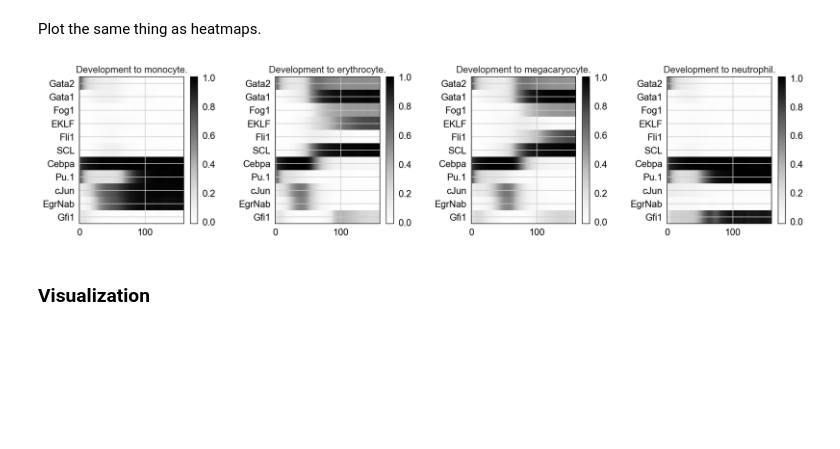
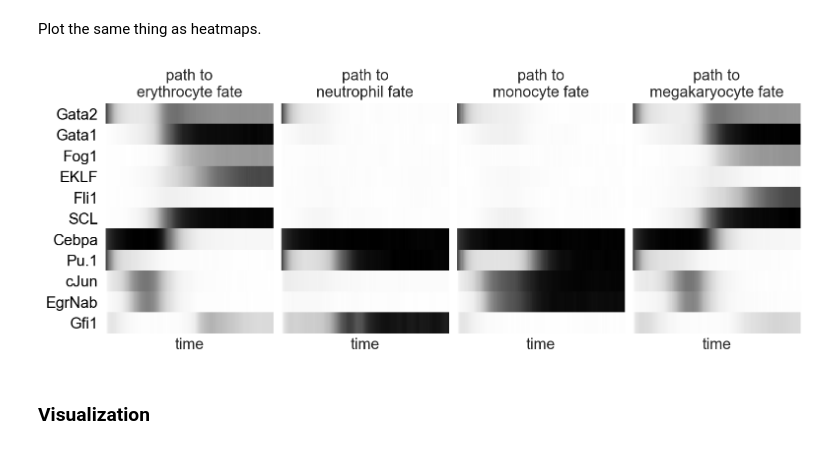
Before and after one commit to theislab/graph_abstraction, a Jupyter notebook: minimal_examples/minimal_examples.ipynb, the cells around one changed output. Cells and saved outputs as stored; diff of their text form; code cells hidden in the pictures; blank space fills up the shorter version.

```diff
--- a/minimal_examples/minimal_examples.ipynb
+++ b/minimal_examples/minimal_examples.ipynb
@@ -7,7 +7,7 @@ import numpy as np
 from matplotlib import rcParams
 import matplotlib.pyplot as pl
 import scanpy.api as sc
-sc.settings.verbosity = 1                          # verbosity: 0=errors, 1=warnings, 2=info, 3=hints, ...
+sc.settings.verbosity = 2                          # verbosity: 0=errors, 1=warnings, 2=info, 3=hints, ...
 sc.settings.set_figure_params(dpi=80)              # dots (pixels) per inch determine size of inline figures
 sc.logging.print_version_and_date()
 # %% [output]
@@ -47,20 +48,23 @@ pl.show()
 # %% [markdown]
 Plot the same thing as heatmaps.
 # %%
-_, axs = pl.subplots(ncols=4, figsize=(16, 4), gridspec_kw={'wspace': 0.5})
-pl.subplots_adjust(left=0.05, right=0.98)
-imin = 0
-for ititle, title in enumerate(['monocyte', 'erythrocyte', 'megacaryocyte', 'neutrophil']):
+_, axs = pl.subplots(ncols=4, figsize=(10, 4), gridspec_kw={'wspace': 0.05, 'left': 0.1})
+pl.subplots_adjust(left=0.05, right=0.98, top=0.88)
+for ititle, (title, idcs) in enumerate([('erythrocyte', (160, 320)), ('neutrophil', (480, 640)),
+                                        ('monocyte', (0, 160)), ('megakaryocyte', (320, 480)), ]):
     pl.sca(axs[ititle])
-    img = pl.imshow(adata.X[imin:imin+160].T, aspect='auto', interpolation='nearest')
-    pl.yticks(range(adata.n_vars), adata.var_names)
-    pl.title('Development to {}.'.format(title))
-    pl.colorbar(img)
-    imin += 160
+    img = pl.imshow(adata.X[idcs[0]:idcs[1]].T, aspect='auto', interpolation='nearest')
+    if ititle == 0: pl.yticks(range(adata.n_vars), adata.var_names)
+    else: pl.yticks([])
+    pl.title('path to\n{} fate'.format(title))
+    pl.xticks([])
+    pl.grid(False)
+    pl.xlabel('time')
+    axs[ititle].set_frame_on(False)
 pl.savefig('./figures/krumsiek11_timeseries_heatmap.png', dpi=300)
 pl.show()
 # %% [output]
-[figure, old version]
+[figure, new version]
 # %% [markdown]
 ### Visualization
 # %%
```
Also changed, not shown: parts of 20 cells of this notebook, 35 other files.
